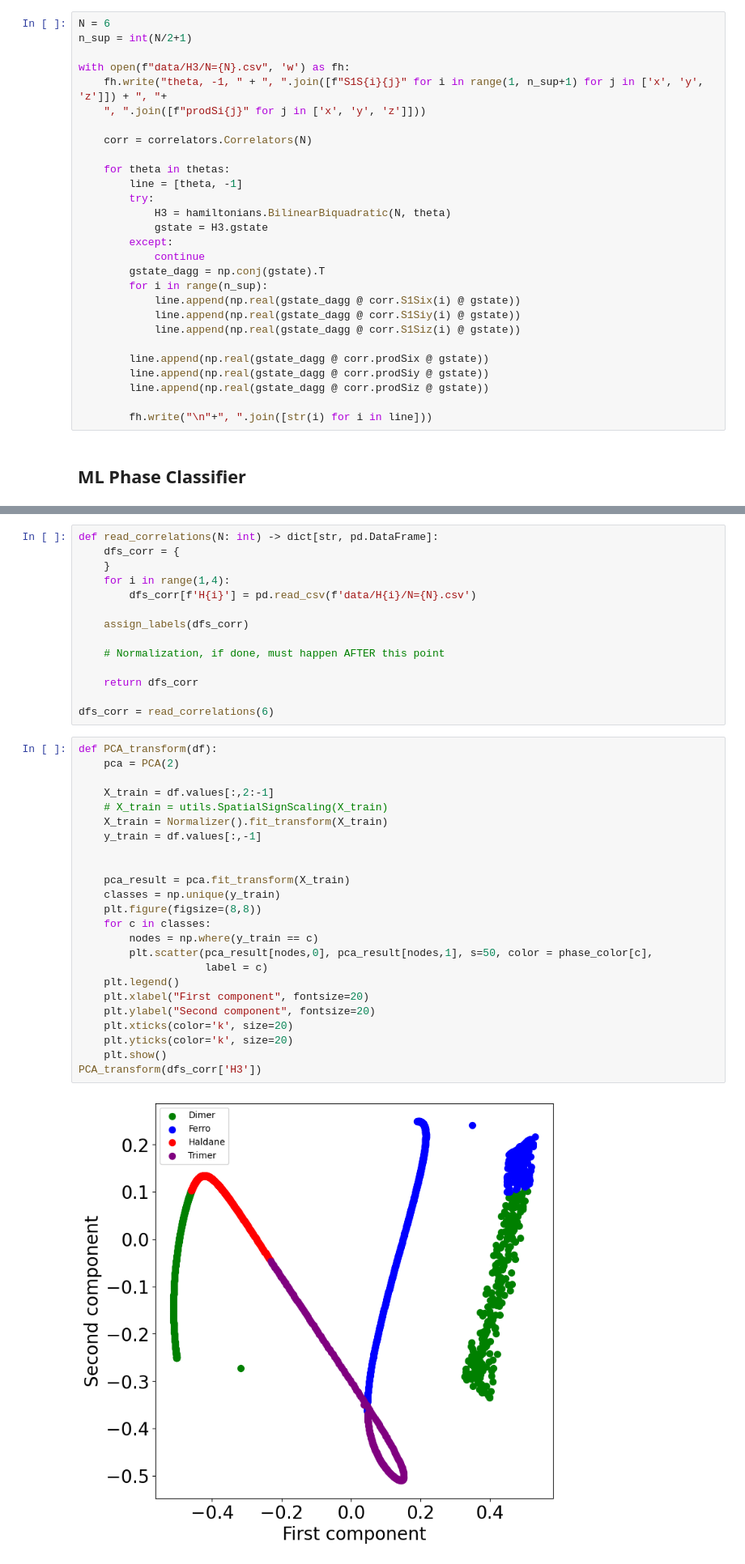
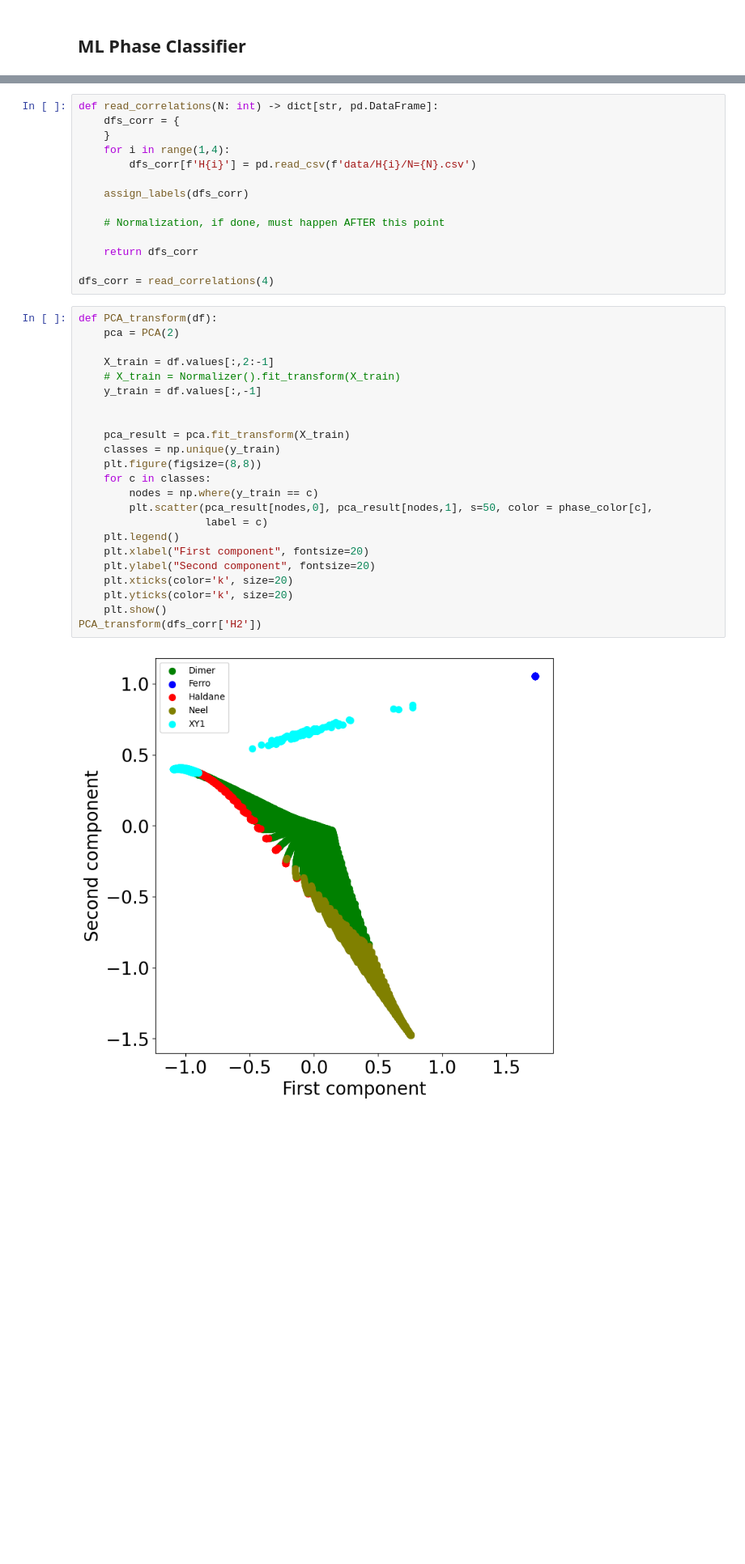
Before and after one commit to eru-iluv/Phase-Classifier, a Jupyter notebook: main.ipynb, the cells around one changed output, grey strips where cells are left out. Shown at 81% size. Cells and saved outputs as stored; diff of their text form; blank space fills up the shorter version.

```diff
--- a/main.ipynb
+++ b/main.ipynb
@@ -140,31 +57,3 @@ with open(f"data/H2/N={N}.csv", 'w') as fh:
-# %%
-N = 6
-n_sup = int(N/2+1)
-
-with open(f"data/H3/N={N}.csv", 'w') as fh:
-    fh.write("theta, -1, " + ", ".join([f"S1S{i}{j}" for i in range(1, n_sup+1) for j in ['x', 'y', 'z']]) + ", "+
-    ", ".join([f"prodSi{j}" for j in ['x', 'y', 'z']]))
-
-    corr = correlators.Correlators(N)
-
-    for theta in thetas:
-        line = [theta, -1]
-        try:
-            H3 = hamiltonians.BilinearBiquadratic(N, theta)
-            gstate = H3.gstate
-        except:
-            continue
-        gstate_dagg = np.conj(gstate).T
-        for i in range(n_sup):
-            line.append(np.real(gstate_dagg @ corr.S1Six(i) @ gstate))
-            line.append(np.real(gstate_dagg @ corr.S1Siy(i) @ gstate))
-            line.append(np.real(gstate_dagg @ corr.S1Siz(i) @ gstate))
-
-        line.append(np.real(gstate_dagg @ corr.prodSix @ gstate))
-        line.append(np.real(gstate_dagg @ corr.prodSiy @ gstate))
-        line.append(np.real(gstate_dagg @ corr.prodSiz @ gstate))
-
-        fh.write("\n"+", ".join([str(i) for i in line]))
 # %% [markdown]
 ## ML Phase Classifier
 # %% [markdown]
@@ -313,33 +202,32 @@ def read_correlations(N: int) -> dict[str, pd.DataFrame]:
 
     return dfs_corr
 
-dfs_corr = read_correlations(6)
+dfs_corr = read_correlations(4)
 # %%
 def PCA_transform(df):
     pca = PCA(2)
 
     X_train = df.values[:,2:-1]
-    # X_train = utils.SpatialSignScaling(X_train)
-    X_train = Normalizer().fit_transform(X_train)
+    # X_train = Normalizer().fit_transform(X_train)
     y_train = df.values[:,-1]
 
 
     pca_result = pca.fit_transform(X_train)
     classes = np.unique(y_train)
     plt.figure(figsize=(8,8))
     for c in classes:
         nodes = np.where(y_train == c)
         plt.scatter(pca_result[nodes,0], pca_result[nodes,1], s=50, color = phase_color[c],
                     label = c)
     plt.legend()
     plt.xlabel("First component", fontsize=20)
     plt.ylabel("Second component", fontsize=20)
     plt.xticks(color='k', size=20)
     plt.yticks(color='k', size=20)
     plt.show()
-PCA_transform(dfs_corr['H3'])
+PCA_transform(dfs_corr['H2'])
 # %% [output]
-[figure, old version]
+[figure, new version]
 # %% [markdown]
 ## Using KNN to classify the quantum phases
 # %%
```
Also changed, not shown: parts of 9 cells of this notebook, 3 other files.
